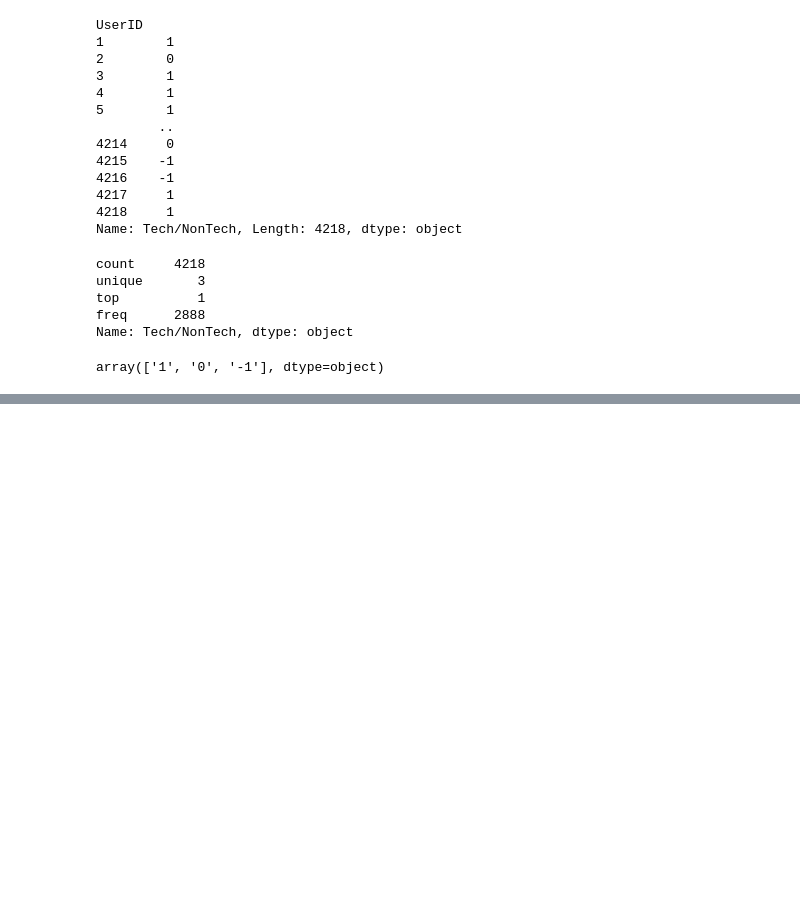
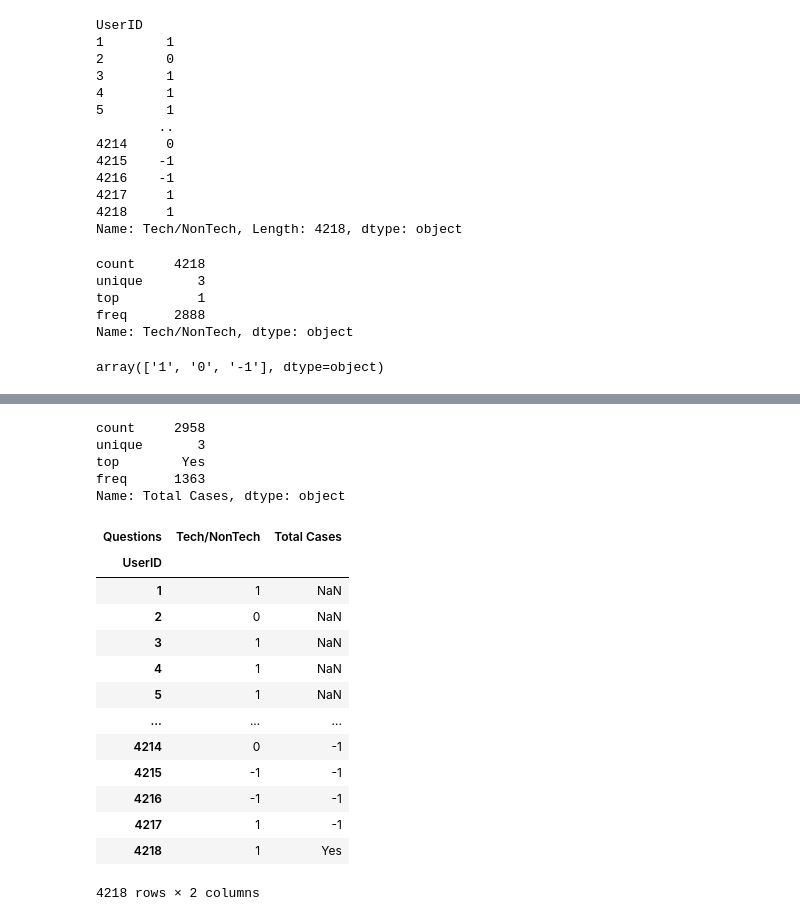
Before and after one commit to Patrick-Bacza/Group-7---Project, a Jupyter notebook: Jay_question_project.ipynb, the cells around one changed output, grey strips where cells are left out. Saved outputs shown, nothing was run; the diff lists cells and outputs as text; code cells hidden in the pictures; blank space fills up the shorter version.

```diff
--- a/Jay_question_project.ipynb
+++ b/Jay_question_project.ipynb
@@ -13,7 +13,7 @@ survey_data = pd.merge(questions, answers, left_on="questionid",right_on="Questi
 survey_data.head()
 # filter it for questions we need to keep. id 1 , 2 ,3 , 4 ,5 ,14 , 15 , 16 , 32
 # create list with question ids to keep
-question_ids = [1 , 2 , 3 , 4 , 5  , 14 , 15 , 16, 50 , 51 , 93, 8 , 9]
+question_ids = [1 , 2 , 3 , 4 , 5  , 14 , 15 , 16, 50 , 51 , 93, 8 , 9,34]
 
 filtered_df = survey_data[survey_data['QuestionID'].isin(question_ids)]
 
@@ -42,18 +42,15 @@ pivoted_df = filtered_df.pivot(index='UserID' , columns='Questions', values='Ans
 # reorder columns
 
 pivoted_df = pivoted_df[['What is your age?' ,'What is your gender?', 'What country do you live in?' , 'If you live in the United States, which state or territory do you live in?' ,'Are you self-employed?' ,'Do you know the options for mental health care available under your employer-provided health coverage?' ,
-                         'Does your employer offer resources to learn more about mental health disorders and options for seeking help?',
-                         'Has your employer ever formally discussed mental health (for example, as part of a wellness campaign or other official communication)?',
-                         'Do you work remotely (outside of an office) at least 50% of the time?',
-                         'How many employees does your company or organization have?',
-                         'Is your employer primarily a tech company/organization?']]
+                         'Does your employer offer resources to learn more about mental health disorders and options for seeking help?','Has your employer ever formally discussed mental health (for example, as part of a wellness campaign or other official communication)?',
+                         'Do you work remotely (outside of an office) at least 50% of the time?','How many employees does your company or organization have?',
+                         'Is your employer primarily a tech company/organization?','Have you ever been diagnosed with a mental health disorder?']]
 
 # rename columns
 
 pivoted_02_df = pivoted_df.rename(columns={'What is your age?' : 'Age' , 'What is your gender?': 'Gender' , 'What country do you live in?':'Country' ,'If you live in the United States, which state or territory do you live in?': 'State/Territory',
                                             'Are you self-employed?' : 'self-employed?','Do you work remotely (outside of an office) at least 50% of the time?': 'Remote_Work',
-                                            'How many employees does your company or organization have?':'Total Employees', 'Is your employer primarily a tech company/organization?':'Tech/NonTech'
-                                              })
+                                            'How many employees does your company or organization have?':'Total Employees', 'Is your employer primarily a tech company/organization?':'Tech/NonTech', 'Have you ever been diagnosed with a mental health disorder?':'Total Cases'})
 
 
 pivoted_02_df
@@ -325,0 +357,26 @@ People working in Tech job type has more cases of Mental Health than one in Non
+# %%
+pivoted_02_df["Total Cases"].describe()
+# %% [output]
+count     2958
+unique       3
+top        Yes
+freq      1363
+Name: Total Cases, dtype: object
+# %%
+new_df = pivoted_02_df[["Tech/NonTech", "Total Cases"]]
+new_df
+# %% [output]
+| Questions | Tech/NonTech | Total Cases |
+| UserID |  |  |
+| 1 | 1 | NaN |
+| 2 | 0 | NaN |
+| 3 | 1 | NaN |
+| 4 | 1 | NaN |
+| 5 | 1 | NaN |
+| ... | ... | ... |
+| 4214 | 0 | -1 |
+| 4215 | -1 | -1 |
+| 4216 | -1 | -1 |
+| 4217 | 1 | -1 |
+| 4218 | 1 | Yes |
+4218 rows × 2 columns
```
Also changed, not shown: parts of 13 cells of this notebook.
